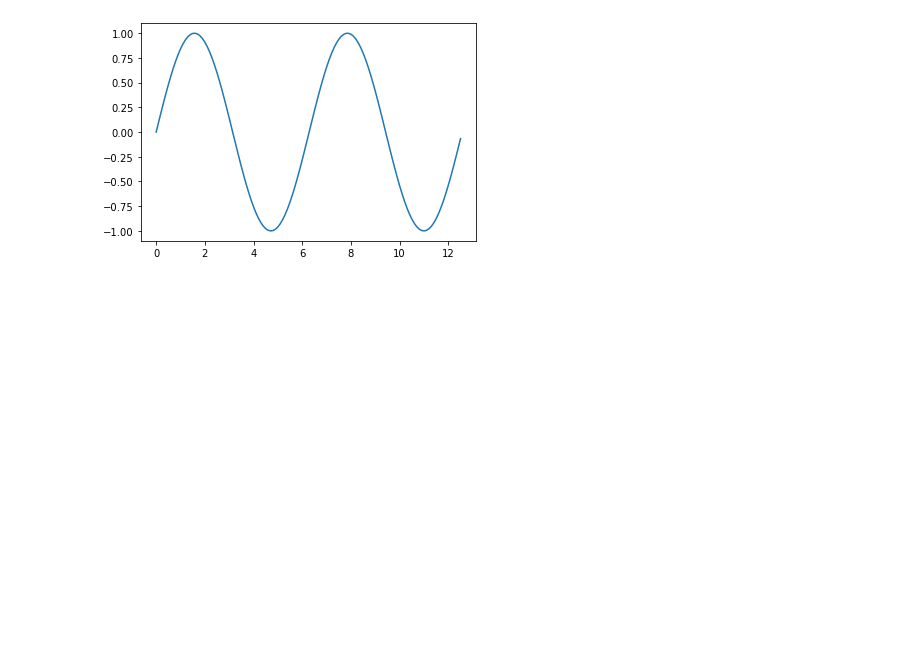
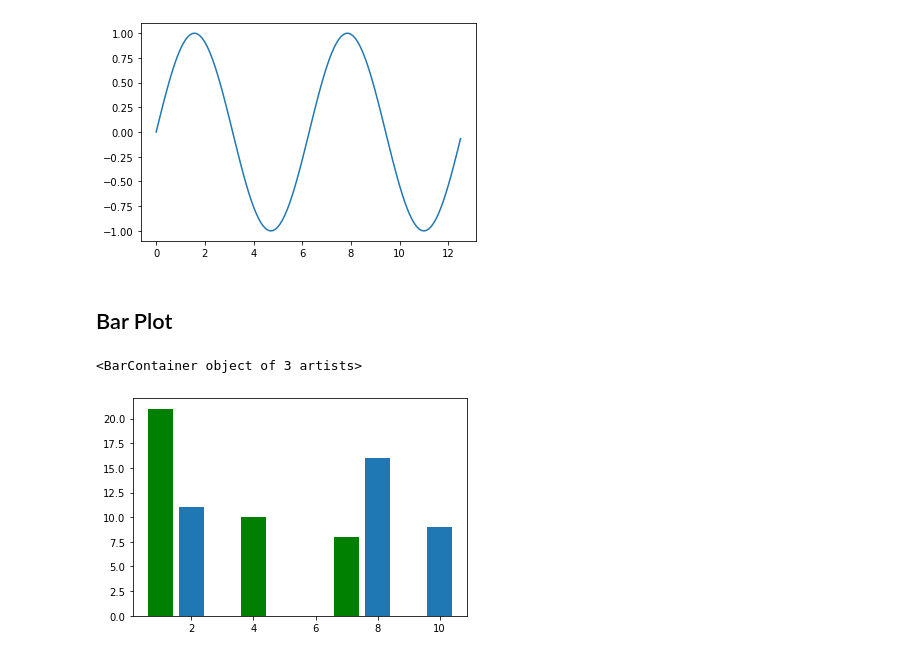
Before and after one commit to Neeteshking21/data-Science-, a Jupyter notebook: Matplotlib.ipynb, the cells around one changed output. Saved outputs shown, nothing was run; the diff lists cells and outputs as text; code cells hidden in the pictures; blank space fills up the shorter version.

Commit message:
Learning Matplotlib part-II -> Bar Plot, Histogram, Pie Chart

```diff
--- a/Matplotlib.ipynb
+++ b/Matplotlib.ipynb
@@ -78,3 +78,18 @@ plt.plot(x, y)
 # %% [output]
 [<matplotlib.lines.Line2D at 0x...>]
 [figure]
+# %% [markdown]
+
+## Bar Plot
+# %%
+x = [2, 8, 10]
+y = [11, 16, 9]
+
+x2 = [4,1,7]
+y2 = [10, 21, 8]
+
+plt.bar(x, y)
+plt.bar(x2, y2, color='g')
+# %% [output]
+<BarContainer object of 3 artists>
+[figure, added]
```
Also changed, not shown: parts of 7 cells of this notebook.
